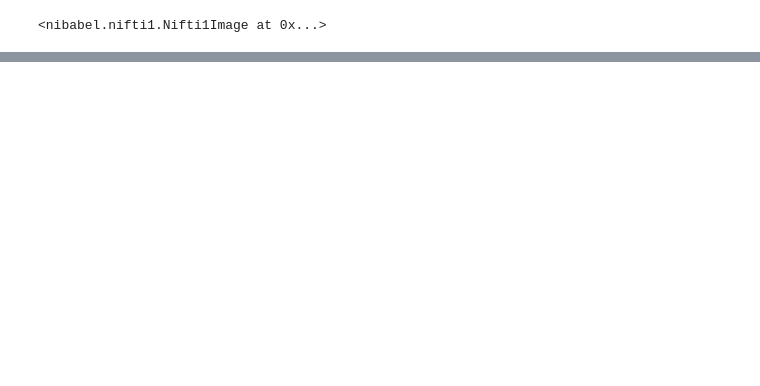
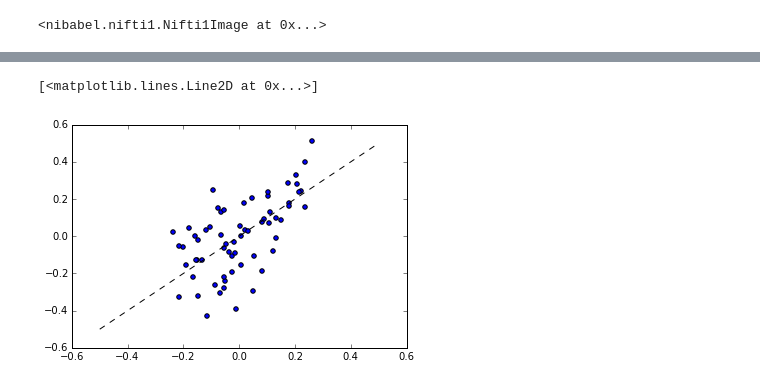
Before and after one commit to arokem/spat-cont, a Jupyter notebook: design_matrix.ipynb, the cells around one changed output, grey strips where cells are left out. Saved outputs shown, nothing was run; the diff lists cells and outputs as text; code cells hidden in the pictures; blank space fills up the shorter version.

Commit message:
Some plots.

```diff
--- a/design_matrix.ipynb
+++ b/design_matrix.ipynb
@@ -175,0 +169,6 @@ plt.scatter(y_hat, new_sig)
+# %%
+plt.scatter(y_hat[:64], new_sig[:64])
+plt.plot([-0.5, 0.5], [-0.5, 0.5], 'k--')
+# %% [output]
+[<matplotlib.lines.Line2D at 0x...>]
+[figure, added]
```
Also changed, not shown: parts of 12 cells of this notebook.
